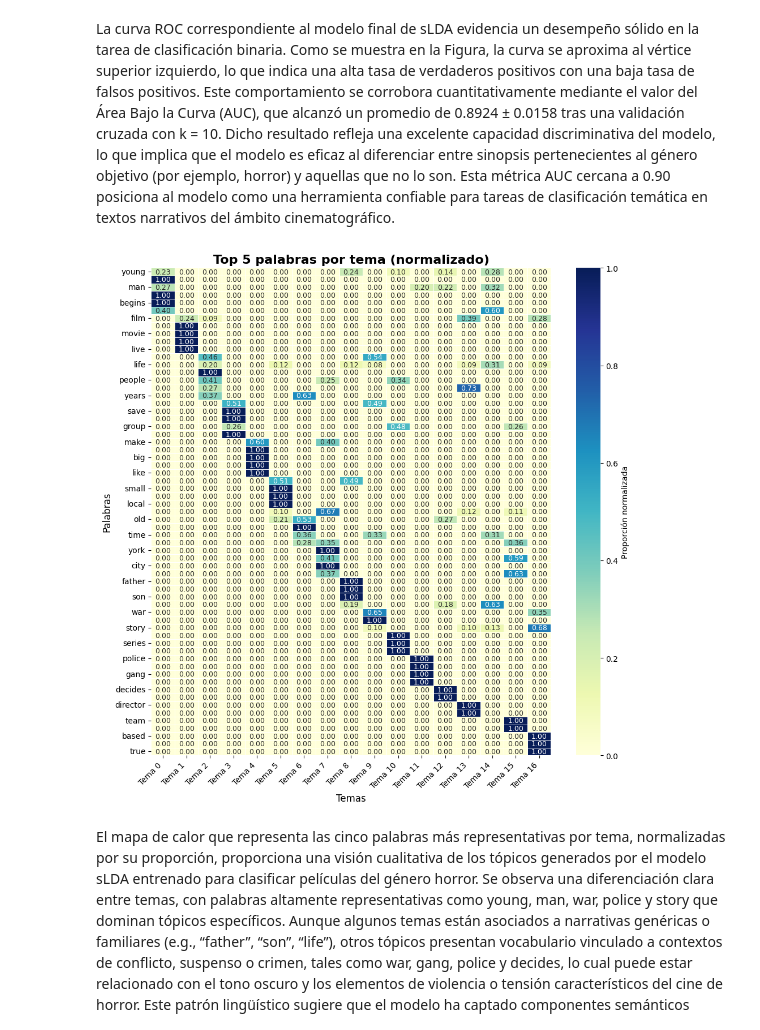
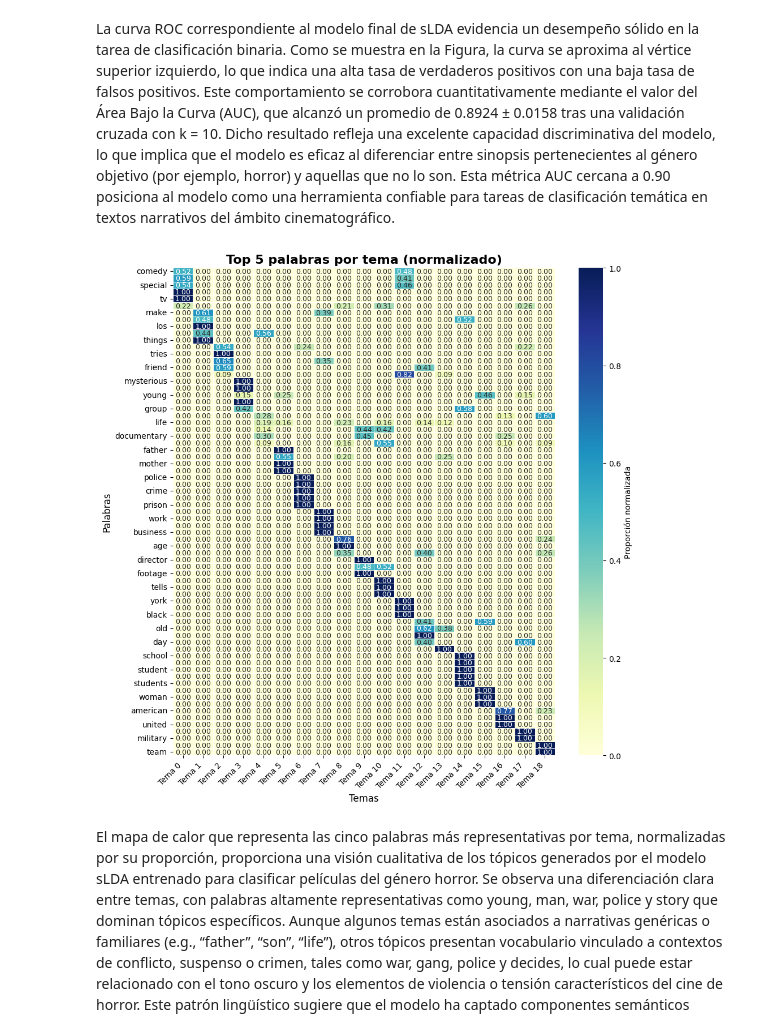
Before and after one commit to valery2999/proyecto-clasificacion-peliculas-horror-aplicacionesML, a Jupyter notebook: Proyecto2.ipynb, the cells around one changed output. Drawn from its saved outputs; the diff is of its cells as text; code cells hidden in the pictures.

```diff
--- a/Proyecto2.ipynb
+++ b/Proyecto2.ipynb
@@ -387,40 +381,54 @@ La curva ROC correspondiente al modelo final de sLDA evidencia un desempeño só
 import pandas as pd
 import matplotlib.pyplot as plt
 import seaborn as sns
+# Número de temas en el modelo
+num_topics = modelo_final.k
+
+# Crear diccionario de temas con palabras y sus probabilidades
+topic_word_dist = {
+    f'Tema {k}': dict(modelo_final.get_topic_words(k, top_n=10))
+    for k in range(num_topics)
+}
+
+# Convertir a DataFrame
+df_topic_words = pd.DataFrame(topic_word_dist).fillna(0)
+
+# Normalizar por fila si se desea
+df_norm = df_topic_words.div(df_topic_words.sum(axis=1), axis=0)
 
 # --- Selección de top 5 palabras por cada tema ---
 top_palabras = set()
 for columna in df_topic_words.columns:
     top5 = df_topic_words[columna].sort_values(ascending=False).head(5).index
     top_palabras.update(top5)
 
 # Filtrar solo las palabras seleccionadas
 df_top = df_topic_words.loc[df_topic_words.index.isin(top_palabras)]
 
 # Normalizar por fila (opcional, si deseas ver proporción dentro de cada palabra)
 df_top_norm = df_top.div(df_top.sum(axis=1), axis=0)
 
 # --- Visualización mejorada ---
 plt.figure(figsize=(10, 10))
 sns.heatmap(
     df_top_norm,
     annot=True,
     fmt=".2f",
     cmap="YlGnBu",
     linewidths=0.5,
     cbar_kws={'label': 'Proporción normalizada'},
     annot_kws={"fontsize": 9}
 )
 
 plt.title("Top 5 palabras por tema (normalizado)", fontsize=16, fontweight='bold')
 plt.xlabel("Temas", fontsize=12)
 plt.ylabel("Palabras", fontsize=12)
 plt.xticks(rotation=45, ha='right', fontsize=10)
 plt.yticks(fontsize=10)
 plt.tight_layout()
 plt.show()
 # %% [output]
-[figure, old version]
+[figure, new version]
 # %% [markdown]
 El mapa de calor que representa las cinco palabras más representativas por tema, normalizadas por su proporción, proporciona una visión cualitativa de los tópicos generados por el modelo sLDA entrenado para clasificar películas del género horror. Se observa una diferenciación clara entre temas, con palabras altamente representativas como young, man, war, police y story que dominan tópicos específicos. Aunque algunos temas están asociados a narrativas genéricas o familiares (e.g., “father”, “son”, “life”), otros tópicos presentan vocabulario vinculado a contextos de conflicto, suspenso o crimen, tales como war, gang, police y decides, lo cual puede estar relacionado con el tono oscuro y los elementos de violencia o tensión característicos del cine de horror. Este patrón lingüístico sugiere que el modelo ha captado componentes semánticos relevantes para la clasificación del género, permitiendo interpretar cómo ciertos grupos de palabras contribuyen a la discriminación del género objetivo frente a otros.
 # %% [markdown]
```
Also changed, not shown: parts of 12 cells of this notebook.
